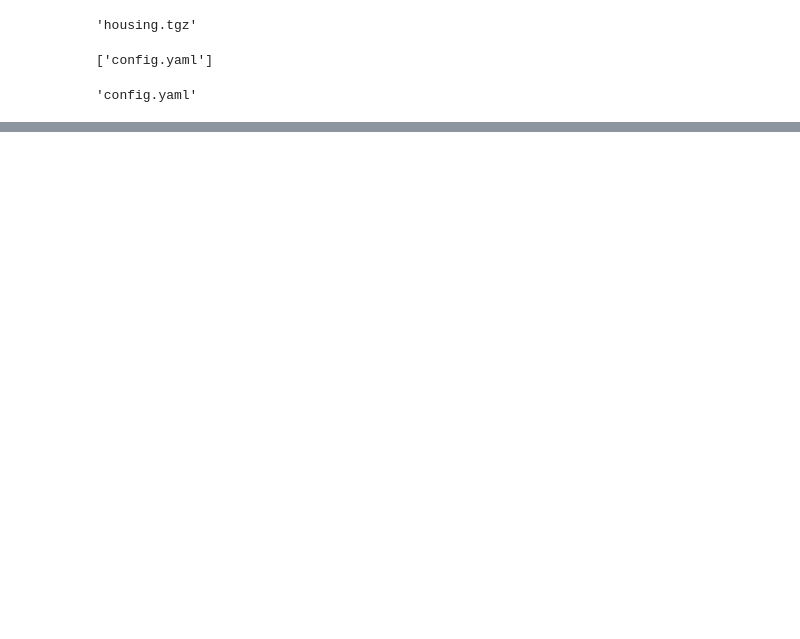
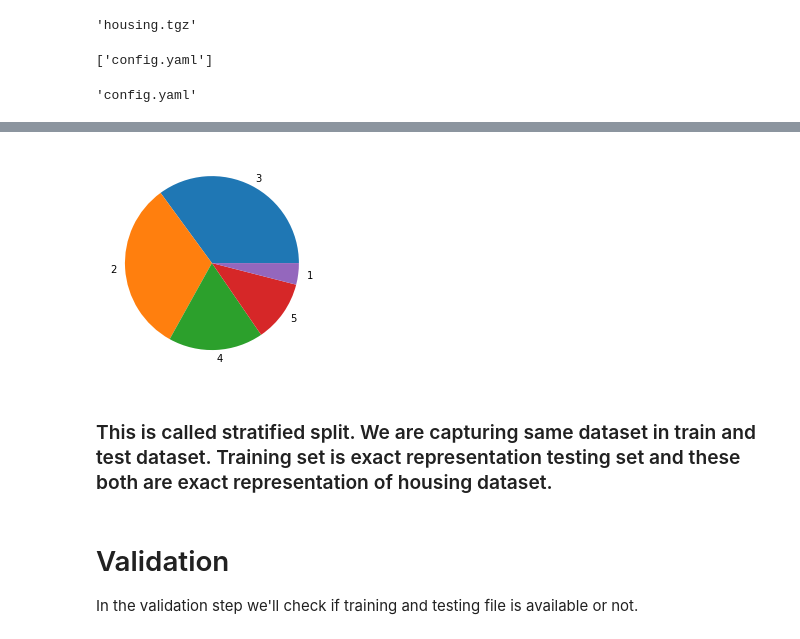
Before and after one commit to kazimusman/ML_project, a Jupyter notebook: notebook/example2.ipynb, the cells around one changed output, grey strips where cells are left out. Saved outputs shown, nothing was run; the diff lists cells and outputs as text; code cells hidden in the pictures; blank space fills up the shorter version.

```diff
--- a/notebook/example2.ipynb
+++ b/notebook/example2.ipynb
@@ -45,0 +85,2 @@ from sklearn.model_selection import StratifiedShuffleSplit
+# %%
+test_df = housing_data_frame.loc[test_ix]
@@ -45,0 +98,11 @@ from sklearn.model_selection import StratifiedShuffleSplit
+# %%
+plt.pie(test_df.income_cat.value_counts(),labels=test_df.income_cat.value_counts().index)
+plt.show()
+# %% [output]
+[figure, added]
+# %% [markdown]
+### This is called stratified split. We are capturing same dataset in train and test dataset. Training set is exact representation testing set and these both are exact representation of housing dataset.
+# %% [markdown]
+# Validation
+
+In the validation step we'll check if training and testing file is available or not.
```
Also changed, not shown: parts of 24 cells of this notebook, 6 other files.
